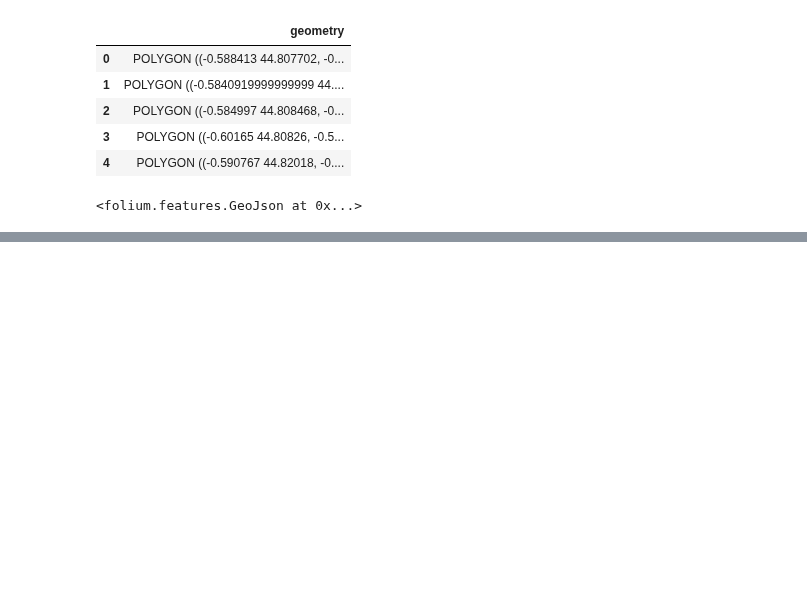
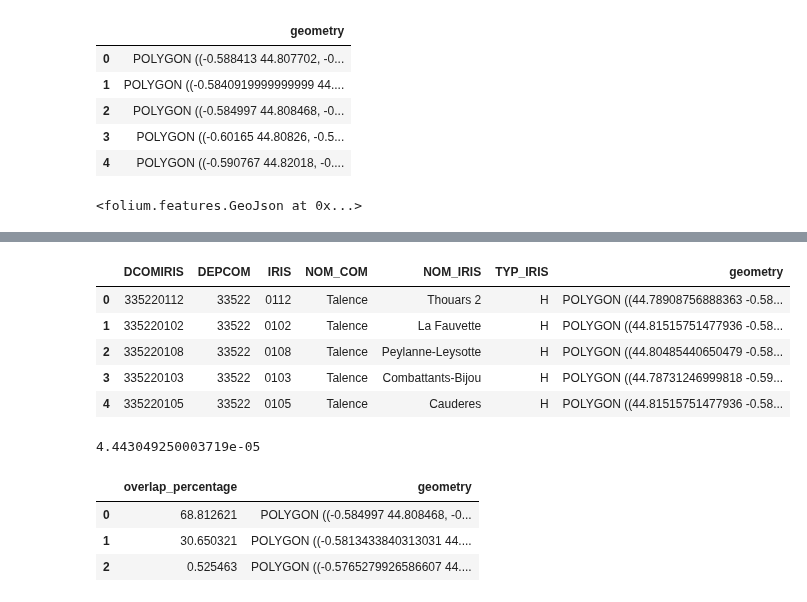
Before and after one commit to du-phan/Electoral-Analysis, a Jupyter notebook: Geospatial analysis/overlap_zone.ipynb, the cells around one changed output, grey strips where cells are left out. Cells and saved outputs as stored; diff of their text form; code cells hidden in the pictures; blank space fills up the shorter version.

Commit message:
zone overlay

```diff
--- a/Geospatial analysis/overlap_zone.ipynb
+++ b/Geospatial analysis/overlap_zone.ipynb
@@ -43,8 +43,8 @@ def reverse_coord(df):
     new_df['geometry'] = new_geometry
     return new_df
 # %%
-new_iris_zone = reverse_coord(iris_zone) #lon-lat
-new_iris_zone
+reversed_iris_zone = reverse_coord(iris_zone) #lon-lat
+reversed_iris_zone
 # %% [output]
 |  | DCOMIRIS | DEPCOM | IRIS | NOM_COM | NOM_IRIS | TYP_IRIS | geometry |
 | 0 | 335220112 | 33522 | 0112 | Talence | Thouars 2 | H | POLYGON ((44.78908756888363 -0.58... |
@@ -165,0 +187,9 @@ talence_map
+# %%
+reversed_iris_zone.head()
+# %% [output]
+|  | DCOMIRIS | DEPCOM | IRIS | NOM_COM | NOM_IRIS | TYP_IRIS | geometry |
+| 0 | 335220112 | 33522 | 0112 | Talence | Thouars 2 | H | POLYGON ((44.78908756888363 -0.58... |
+| 1 | 335220102 | 33522 | 0102 | Talence | La Fauvette | H | POLYGON ((44.81515751477936 -0.58... |
+| 2 | 335220108 | 33522 | 0108 | Talence | Peylanne-Leysotte | H | POLYGON ((44.80485440650479 -0.58... |
+| 3 | 335220103 | 33522 | 0103 | Talence | Combattants-Bijou | H | POLYGON ((44.78731246999818 -0.59... |
+| 4 | 335220105 | 33522 | 0105 | Talence | Cauderes | H | POLYGON ((44.81515751477936 -0.58... |
@@ -165,0 +198,4 @@ talence_map
+# %%
+zone2['geometry'].area
+# %% [output]
+4.443049250003719e-05
@@ -165,0 +213,7 @@ talence_map
+# %%
+reversed_overlap_zone2
+# %% [output]
+|  | overlap_percentage | geometry |
+| 0 | 68.812621 | POLYGON ((-0.584997 44.808468, -0... |
+| 1 | 30.650321 | POLYGON ((-0.5813433840313031 44.... |
+| 2 | 0.525463 | POLYGON ((-0.5765279926586607 44.... |
```
Also changed, not shown: parts of 14 cells of this notebook.
